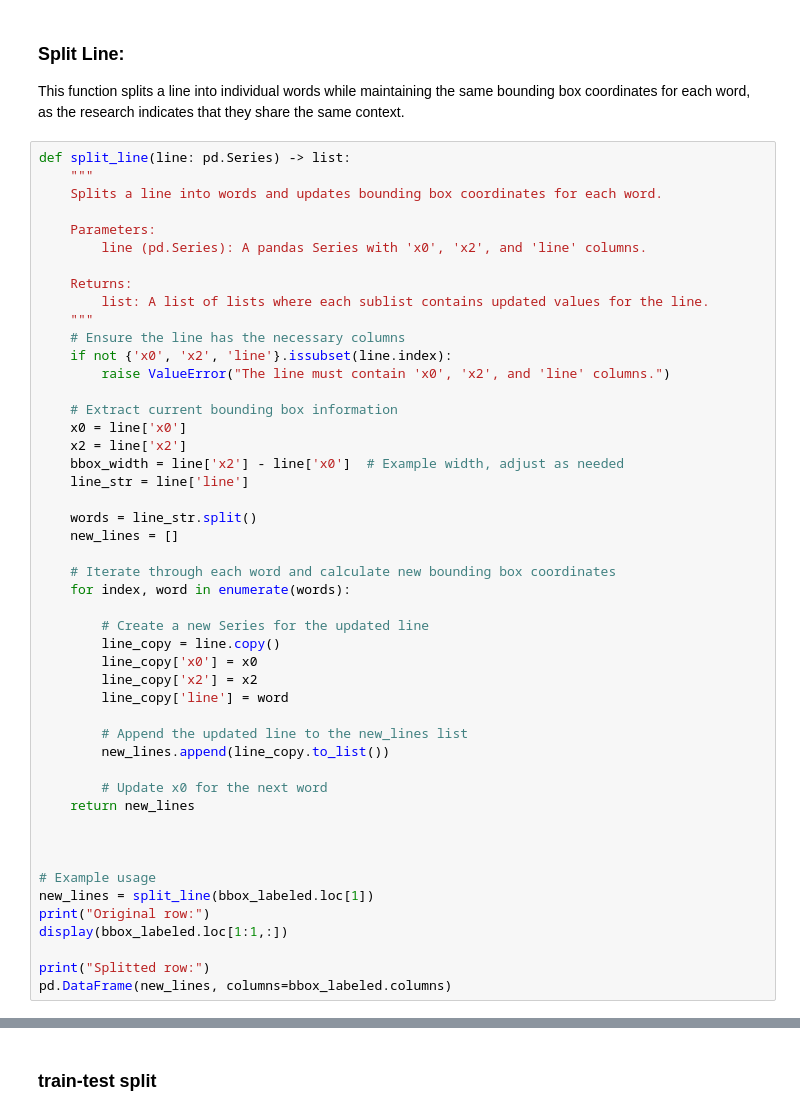
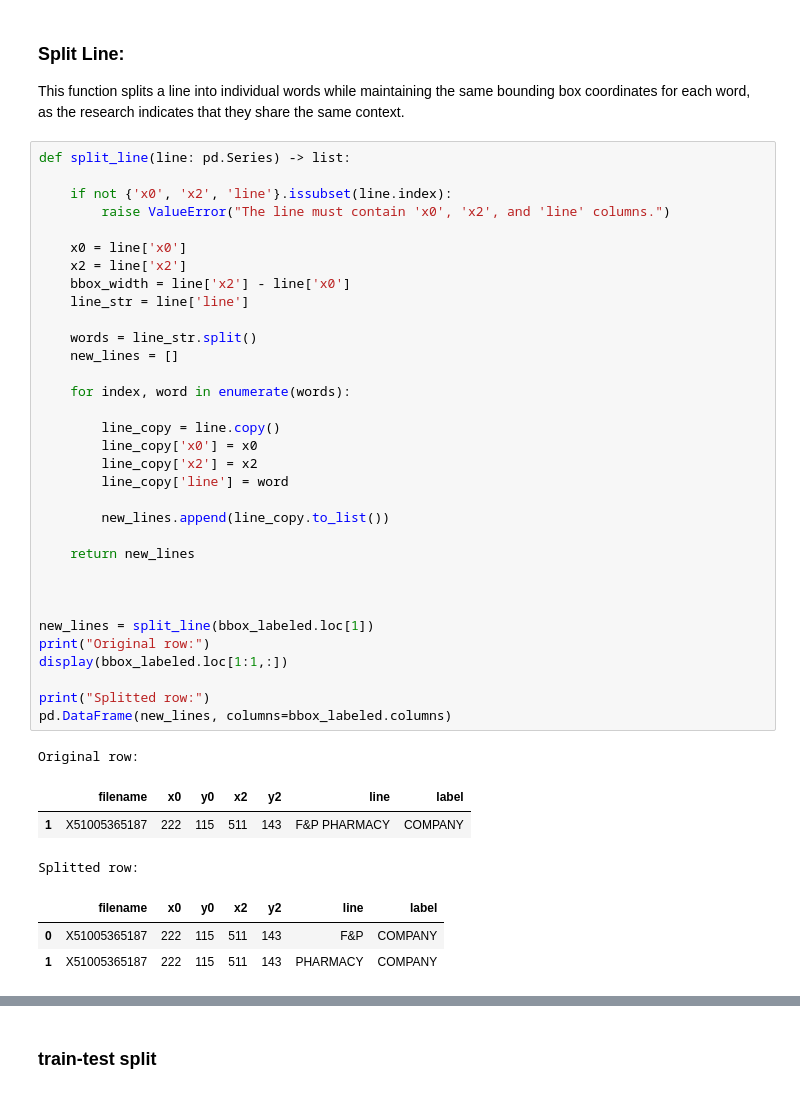
Before and after one commit to mohamed-yehia311/binary-classification-, a Jupyter notebook: layoutlmv3.ipynb, the cells around one changed output, grey strips where cells are left out. Cells and saved outputs as stored; diff of their text form.

```diff
--- a/layoutlmv3.ipynb
+++ b/layoutlmv3.ipynb
@@ -215,52 +261,45 @@ bbox_labeled.columns
 This function splits a line into individual words while maintaining the same bounding box coordinates for each word, as the research indicates that they share the same context.
 # %%
 def split_line(line: pd.Series) -> list:
-    """
-    Splits a line into words and updates bounding box coordinates for each word.
 
-    Parameters:
-        line (pd.Series): A pandas Series with 'x0', 'x2', and 'line' columns.
-
-    Returns:
-        list: A list of lists where each sublist contains updated values for the line.
-    """
-    # Ensure the line has the necessary columns
     if not {'x0', 'x2', 'line'}.issubset(line.index):
         raise ValueError("The line must contain 'x0', 'x2', and 'line' columns.")
 
-    # Extract current bounding box information
     x0 = line['x0']
     x2 = line['x2']
-    bbox_width = line['x2'] - line['x0']  # Example width, adjust as needed
+    bbox_width = line['x2'] - line['x0']
     line_str = line['line']
 
     words = line_str.split()
     new_lines = []
 
-    # Iterate through each word and calculate new bounding box coordinates
     for index, word in enumerate(words):
 
-        # Create a new Series for the updated line
         line_copy = line.copy()
         line_copy['x0'] = x0
         line_copy['x2'] = x2
         line_copy['line'] = word
 
-        # Append the updated line to the new_lines list
         new_lines.append(line_copy.to_list())
 
-        # Update x0 for the next word
     return new_lines
 
 
 
-# Example usage
 new_lines = split_line(bbox_labeled.loc[1])
 print("Original row:")
 display(bbox_labeled.loc[1:1,:])
 
 print("Splitted row:")
 pd.DataFrame(new_lines, columns=bbox_labeled.columns)
+# %% [output]
+Original row:
+|  | filename | x0 | y0 | x2 | y2 | line | label |
+| 1 | X51005365187 | 222 | 115 | 511 | 143 | F&P PHARMACY | COMPANY |
+Splitted row:
+|  | filename | x0 | y0 | x2 | y2 | line | label |
+| 0 | X51005365187 | 222 | 115 | 511 | 143 | F&P | COMPANY |
+| 1 | X51005365187 | 222 | 115 | 511 | 143 | PHARMACY | COMPANY |
 # %%
 def dataset_creator(folder: Path):
   bbox_folder = folder / 'box'
```
Also changed, not shown: parts of 34 cells of this notebook.
